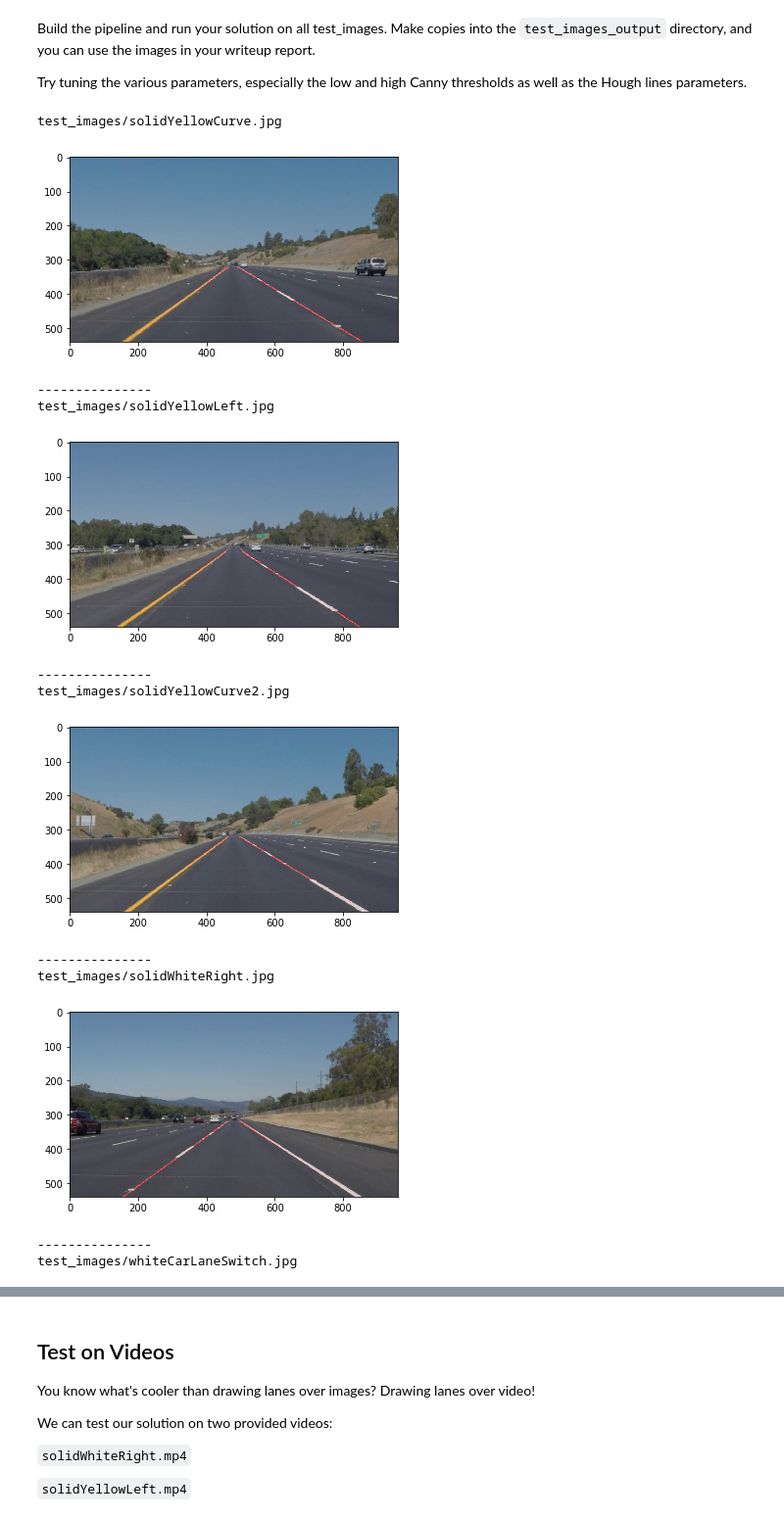
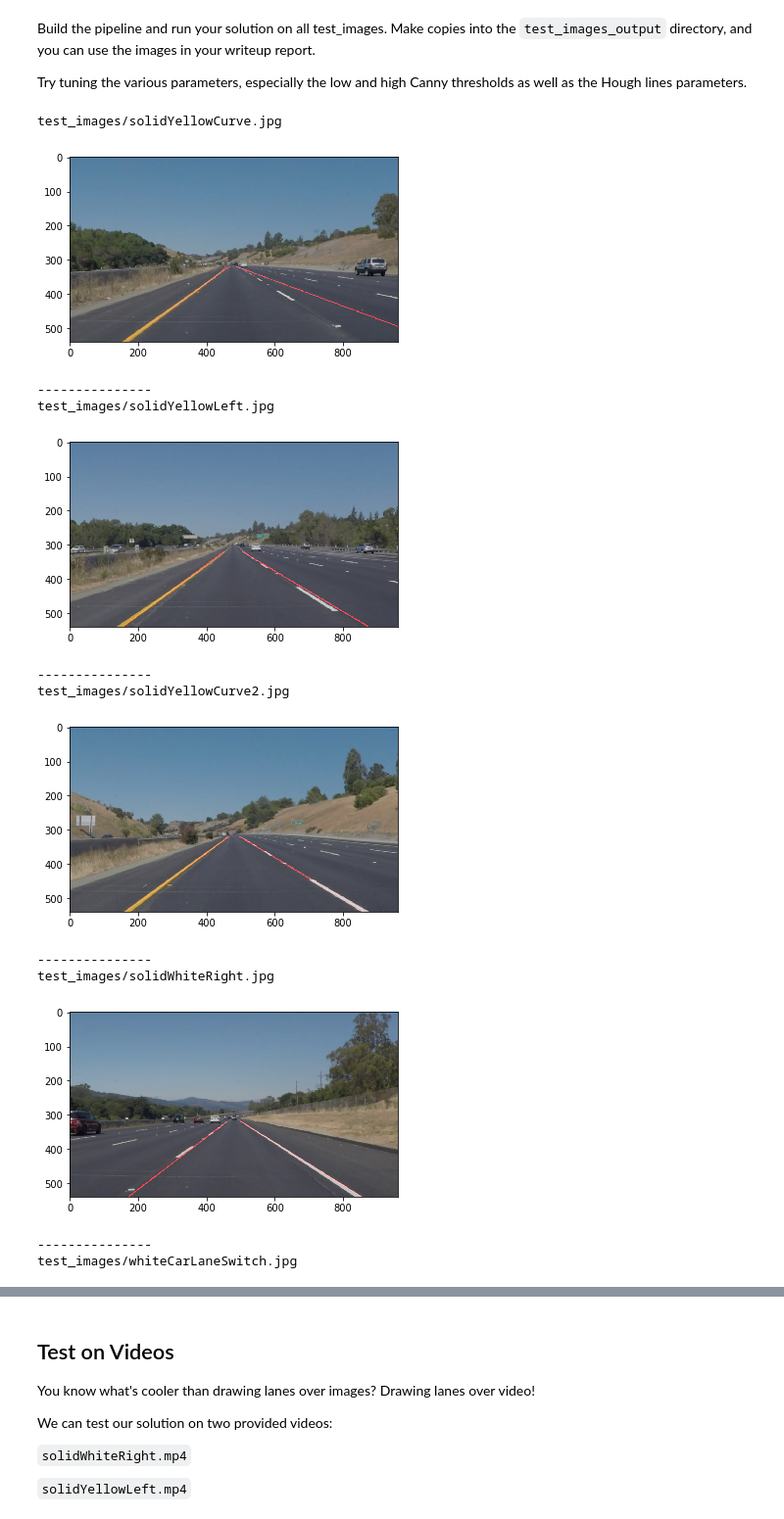
Before and after one commit to bhiln/CarND-LaneLines-P1, a Jupyter notebook: P1.ipynb, the cells around one changed output, grey strips where cells are left out. Shown at 98% size. Cells and saved outputs as stored; diff of their text form; code cells hidden in the pictures.

```diff
--- a/P1.ipynb
+++ b/P1.ipynb
@@ -99,6 +99,12 @@ def grayscale(img):
     return cv2.cvtColor(img, cv2.COLOR_RGB2GRAY)
     # Or use BGR2GRAY if you read an image with cv2.imread()
     # return cv2.cvtColor(img, cv2.COLOR_BGR2GRAY)
+
+def color_select(image):
+    red_threshold = 200
+    green_threshold = 200
+    blue_threshold = 200
+    rgb_threshold = [red_threshold, green_threshold, blue_threshold]
 
 def canny(img, low_threshold, high_threshold):
     """Applies the Canny transform"""
@@ -171,11 +177,11 @@ def draw_lines(img, lines, color=[255, 0, 0], thickness=2):
 #         print(line)
         for x1,y1,x2,y2 in line:
 #             cv2.line(img, (x1, y1), (x2, y2), color, thickness)
-            if ((y2-y1)/(x2-x1)) < -0.1:
+            if ((y2-y1)/(x2-x1)) < -0.15:
                 left_slopes.append((y2-y1)/(x2-x1))
                 left_lines_x.extend([x1,x2])
                 left_lines_y.extend([y1,y2])
-            elif ((y2-y1)/(x2-x1)) > 0.1:
+            elif ((y2-y1)/(x2-x1)) > 0.15:
                 right_slopes.append((y2-y1)/(x2-x1))
                 right_lines_x.extend([x1,x2])
                 right_lines_y.extend([y1,y2])
@@ -316,14 +322,9 @@ def get_lines(image):
     high_threshold = 150
     edges = canny(blur_gray, low_threshold, high_threshold)
 
-    # Next we'll create a masked edges image using cv2.fillPoly()
-    mask = np.zeros_like(edges)
-    ignore_mask_color = 255
-
     # This time we are defining a four sided polygon to mask
-    get_vertices(image)
-    cv2.fillPoly(mask, [vertices], ignore_mask_color)
-    masked_edges = cv2.bitwise_and(edges, mask)
+    get_vertices(edges)
+    masked_edges = region_of_interest(edges, [vertices])
 
     # Define the Hough transform parameters
     # Make a blank the same size as our image to draw on
@@ -332,37 +333,37 @@ def get_lines(image):
     threshold = 15     # minimum number of votes (intersections in Hough grid cell)
     min_line_length = 40 #minimum number of pixels making up a line
     max_line_gap = 20    # maximum gap in pixels between connectable line segments
     line_image = np.copy(image)*0 # creating a blank to draw lines on
 
     # Run Hough on edge detected image
     # Output "lines" is an array containing endpoints of detected line segments
     lines = hough_lines(masked_edges, rho, theta, threshold, min_line_length, max_line_gap)
 
     # Draw the lines on the edge image
     lines_edges = weighted_img(lines, image)
 
     return lines_edges
 
 for file in os.listdir("test_images/"):
 
     # Print file name for debug tracking
     print ("test_images/" + file)
 
     # Read in and grayscale the image
     image = mpimg.imread("test_images/" + file)
 
     lines_edges = get_lines(image)
 
     mpimg.imsave("test_images_output/edges_" + file, lines_edges)
     plt.imshow(lines_edges)
     plt.show()
     print ("---------------")
 # %% [output]
 test_images/solidYellowCurve.jpg
-[figure, old version]
+[figure, new version]
 ---------------
 test_images/solidYellowLeft.jpg
-[figure, old version]
+[figure, new version]
 ---------------
 test_images/solidYellowCurve2.jpg
 [figure]
```
Also changed, not shown: parts of 4 cells of this notebook.
